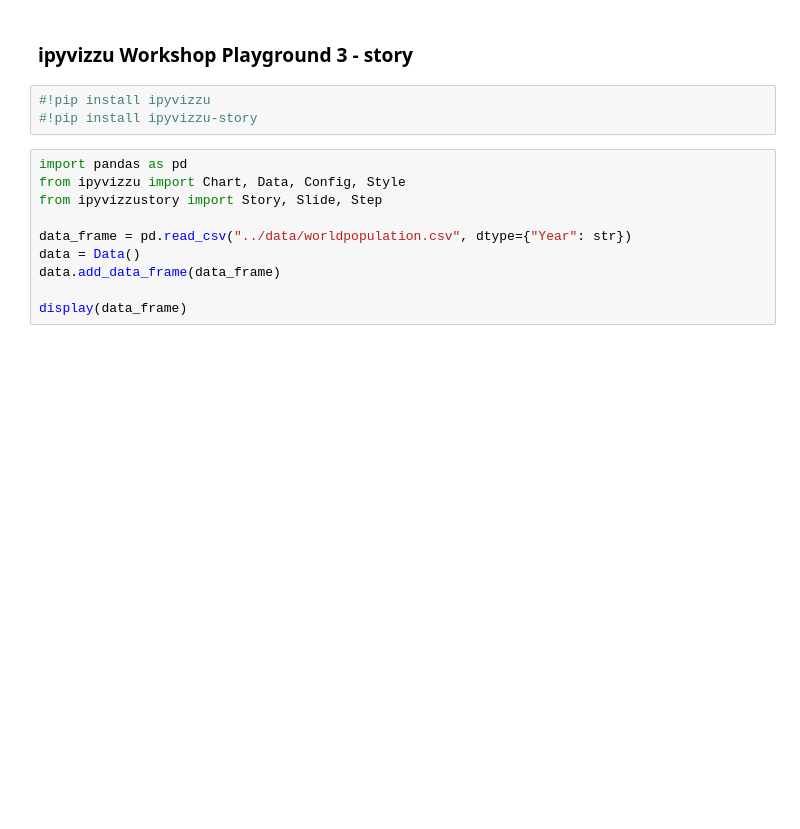
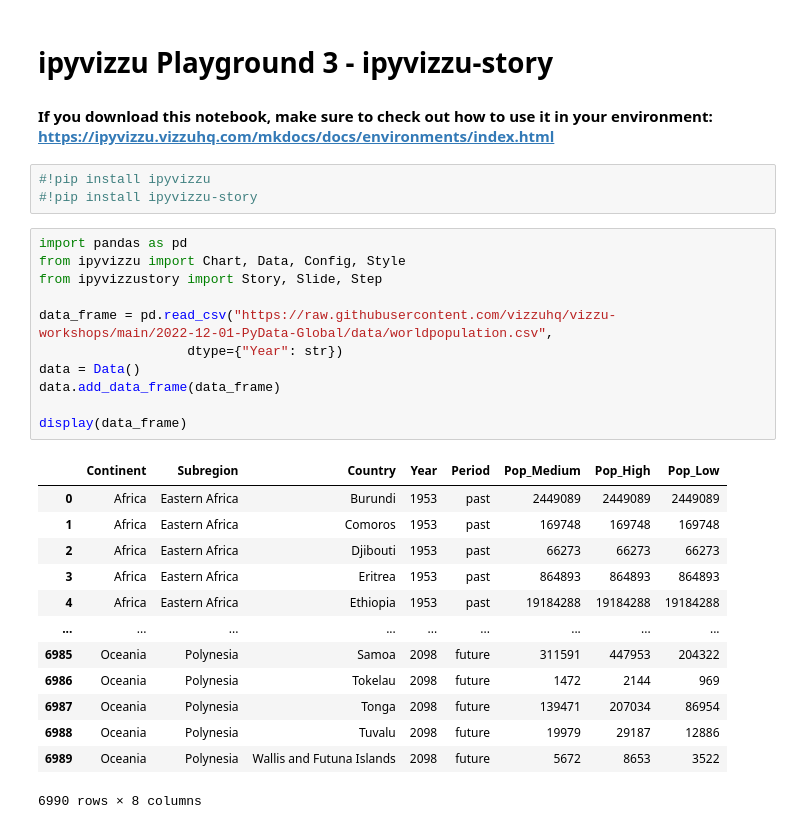
Before and after one commit to vizzuhq/vizzu-workshops, a Jupyter notebook: 2022-12-01-PyData-Global/notebooks/Playground_3-ipyvizzu-story.ipynb, the cells around one changed output. Drawn from its saved outputs; the diff is of its cells as text; blank space fills up the shorter version.

```diff
--- a/2022-12-01-PyData-Global/notebooks/Playground_3-ipyvizzu-story.ipynb
+++ b/2022-12-01-PyData-Global/notebooks/Playground_3-ipyvizzu-story.ipynb
@@ -1,18 +1,35 @@
 # %% [markdown]
-### ipyvizzu Workshop Playground 3 - story
+# ipyvizzu Playground 3 - ipyvizzu-story
+
+#### If you download this notebook, make sure to check out how to use it in your environment: https://ipyvizzu.vizzuhq.com/mkdocs/docs/environments/index.html
 # %%
 #!pip install ipyvizzu
 #!pip install ipyvizzu-story
 # %%
 import pandas as pd
 from ipyvizzu import Chart, Data, Config, Style
 from ipyvizzustory import Story, Slide, Step
 
-data_frame = pd.read_csv("../data/worldpopulation.csv", dtype={"Year": str})
+data_frame = pd.read_csv("https://raw.githubusercontent.com/vizzuhq/vizzu-workshops/main/2022-12-01-PyData-Global/data/worldpopulation.csv",
+                   dtype={"Year": str})
 data = Data()
 data.add_data_frame(data_frame)
 
 display(data_frame)
+# %% [output]
+|  | Continent | Subregion | Country | Year | Period | Pop_Medium | Pop_High | Pop_Low |
+| 0 | Africa | Eastern Africa | Burundi | 1953 | past | 2449089 | 2449089 | 2449089 |
+| 1 | Africa | Eastern Africa | Comoros | 1953 | past | 169748 | 169748 | 169748 |
+| 2 | Africa | Eastern Africa | Djibouti | 1953 | past | 66273 | 66273 | 66273 |
+| 3 | Africa | Eastern Africa | Eritrea | 1953 | past | 864893 | 864893 | 864893 |
+| 4 | Africa | Eastern Africa | Ethiopia | 1953 | past | 19184288 | 19184288 | 19184288 |
+| ... | ... | ... | ... | ... | ... | ... | ... | ... |
+| 6985 | Oceania | Polynesia | Samoa | 2098 | future | 311591 | 447953 | 204322 |
+| 6986 | Oceania | Polynesia | Tokelau | 2098 | future | 1472 | 2144 | 969 |
+| 6987 | Oceania | Polynesia | Tonga | 2098 | future | 139471 | 207034 | 86954 |
+| 6988 | Oceania | Polynesia | Tuvalu | 2098 | future | 19979 | 29187 | 12886 |
+| 6989 | Oceania | Polynesia | Wallis and Futuna Islands | 2098 | future | 5672 | 8653 | 3522 |
+6990 rows × 8 columns
 # %%
 story = Story(data=data)
 story.set_feature("tooltip", True)
```
Also changed, not shown: parts of 6 cells of this notebook, 5 other files.
